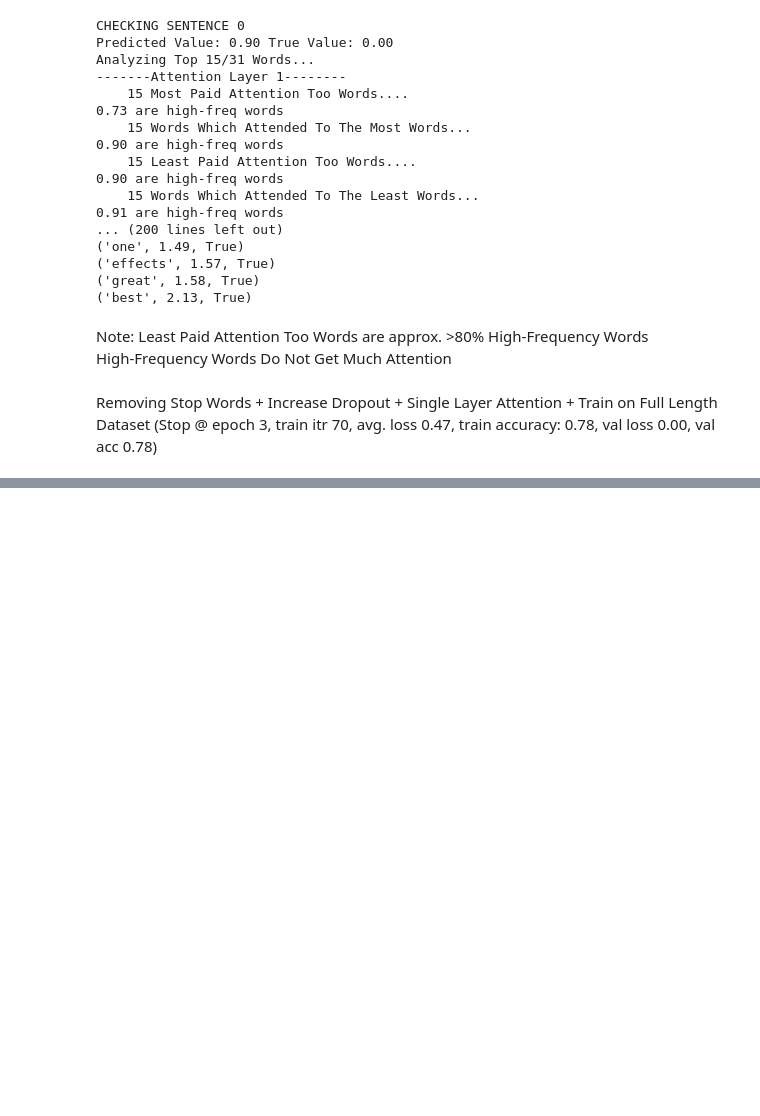
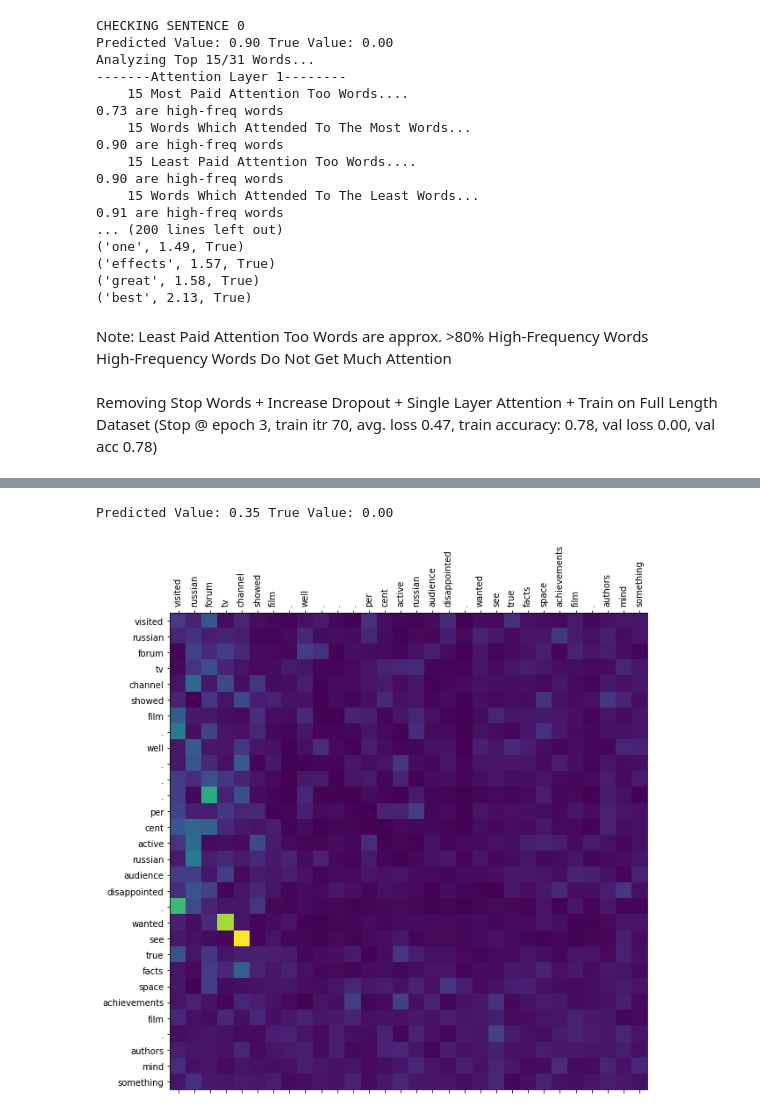
Before and after one commit to gebob19/Dropout-Attention, a Jupyter notebook: torch_transformer_analysis [full-attention].ipynb, the cells around one changed output, grey strips where cells are left out. Drawn from its saved outputs; the diff is of its cells as text; code cells hidden in the pictures; blank space fills up the shorter version.

```diff
--- a/torch_transformer_analysis [full-attention].ipynb
+++ b/torch_transformer_analysis [full-attention].ipynb
@@ -588,0 +686,17 @@ pp.pprint(metrics)
+# %%
+sentence = sents[batch_idx]
+target = targets[batch_idx]
+
+fig = plt.figure(figsize=(10, 10))
+ax = fig.add_subplot(1, 1, 1)
+attention = get_attention(sentence, target)
+ax.matshow(attention, cmap='viridis')
+ax.set_xticklabels([''] + sentence, rotation=90)
+ax.set_yticklabels([''] + sentence)
+ax.xaxis.set_major_locator(ticker.MultipleLocator(1))
+ax.yaxis.set_major_locator(ticker.MultipleLocator(1))
+" ".join(sentence)
+batch_idx += 1
+# %% [output]
+Predicted Value: 0.35 True Value: 0.00
+[figure, added]
```
Also changed, not shown: parts of 17 cells of this notebook.
